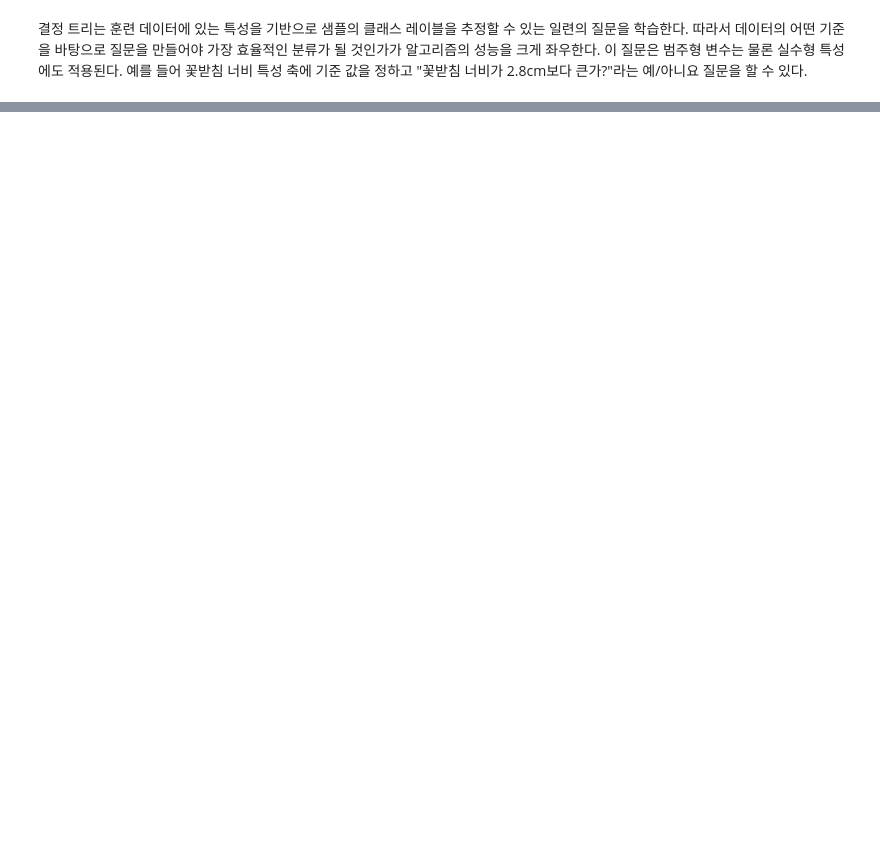
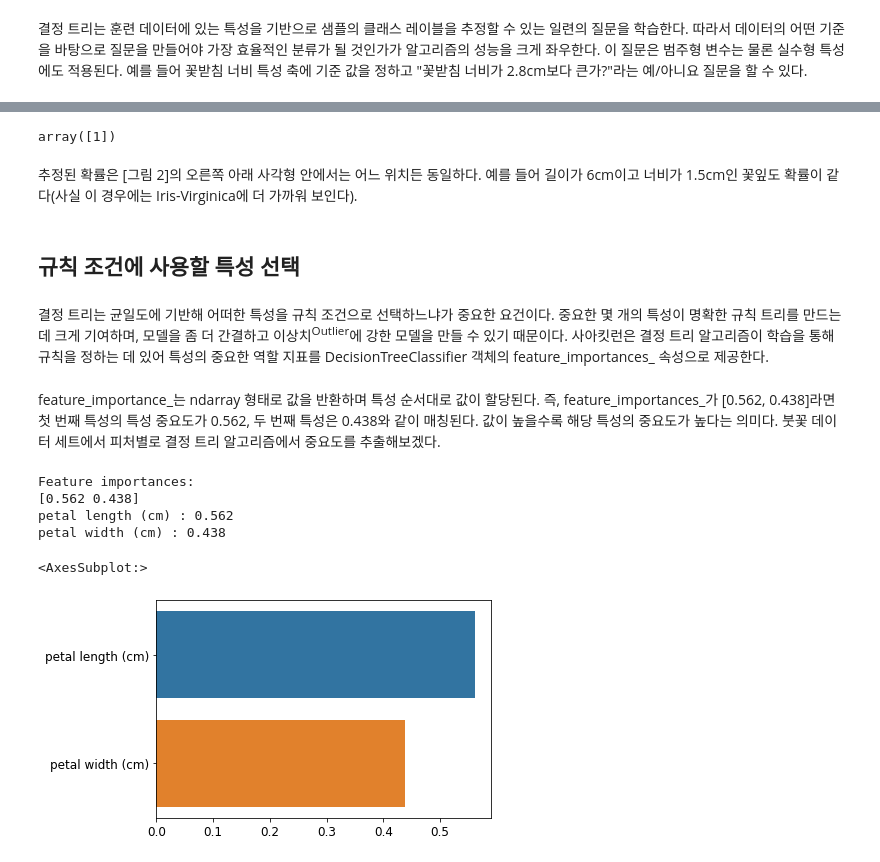
Before and after one commit to Sameta-cani/jwork, a Jupyter notebook: Decision Tree.ipynb, the cells around one changed output, grey strips where cells are left out. Drawn from its saved outputs; the diff is of its cells as text; code cells hidden in the pictures; blank space fills up the shorter version.

Commit message:
Complete Decision Tree

```diff
--- a/Decision Tree.ipynb
+++ b/Decision Tree.ipynb
@@ -61,0 +70,10 @@ SVM처럼 <b>결정 트리</b><sup>decision tree</sup>는 분류와 회귀 작
+# %%
+from sklearn.datasets import load_iris
+from sklearn.tree import DecisionTreeClassifier
+
+iris = load_iris()
+X = iris.data[:, 2:] # 꽃잎 길이와 너비
+y = iris.target
+
+tree_clf = DecisionTreeClassifier(max_depth=2, random_state=42)
+tree_clf.fit(X, y)
@@ -61,0 +143,32 @@ SVM처럼 <b>결정 트리</b><sup>decision tree</sup>는 분류와 회귀 작
+# %%
+tree_clf.predict([[5, 1.5]])
+# %% [output]
+array([1])
+# %% [markdown]
+추정된 확률은 [그림 2]의 오른쪽 아래 사각형 안에서는 어느 위치든 동일하다. 예를 들어 길이가 6cm이고 너비가 1.5cm인 꽃잎도 확률이 같다(사실 이 경우에는 Iris-Virginica에 더 가까워 보인다).
+# %% [markdown]
+## 규칙 조건에 사용할 특성 선택
+# %% [markdown]
+결정 트리는 균일도에 기반해 어떠한 특성을 규칙 조건으로 선택하느냐가 중요한 요건이다. 중요한 몇 개의 특성이 명확한 규칙 트리를 만드는 데 크게 기여하며, 모델을 좀 더 간결하고 이상치<sup>Outlier</sup>에 강한 모델을 만들 수 있기 때문이다. 사아킷런은 결정 트리 알고리즘이 학습을 통해 규칙을 정하는 데 있어 특성의 중요한 역할 지표를 DecisionTreeClassifier 객체의 feature_importances_ 속성으로 제공한다.
+# %% [markdown]
+feature_importance_는 ndarray 형태로 값을 반환하며 특성 순서대로 값이 할당된다. 즉, feature_importances_가 [0.562, 0.438]라면 첫 번째 특성의 특성 중요도가 0.562, 두 번째 특성은 0.438와 같이 매칭된다. 값이 높을수록 해당 특성의 중요도가 높다는 의미다. 붓꽃 데이터 세트에서 피처별로 결정 트리 알고리즘에서 중요도를 추출해보겠다.
+# %%
+import seaborn as sns
+import numpy as np
+
+# feature_importance 추출
+print("Feature importances:\n{0}".format(np.round(tree_clf.feature_importances_, 3)))
+
+# feature 별 importance 매핑
+for name, value in zip(iris.feature_names[2:], tree_clf.feature_importances_):
+    print('{0} : {1:.3f}'.format(name, value))
+
+# feature importance를 column 별로 시각화하기
+sns.barplot(x=tree_clf.feature_importances_, y=iris.feature_names[2:])
+# %% [output]
+Feature importances:
+[0.562 0.438]
+petal length (cm) : 0.562
+petal width (cm) : 0.438
+<AxesSubplot:>
+[figure, added]
```
Also changed, not shown: parts of 139 cells of this notebook, 11 other files.
